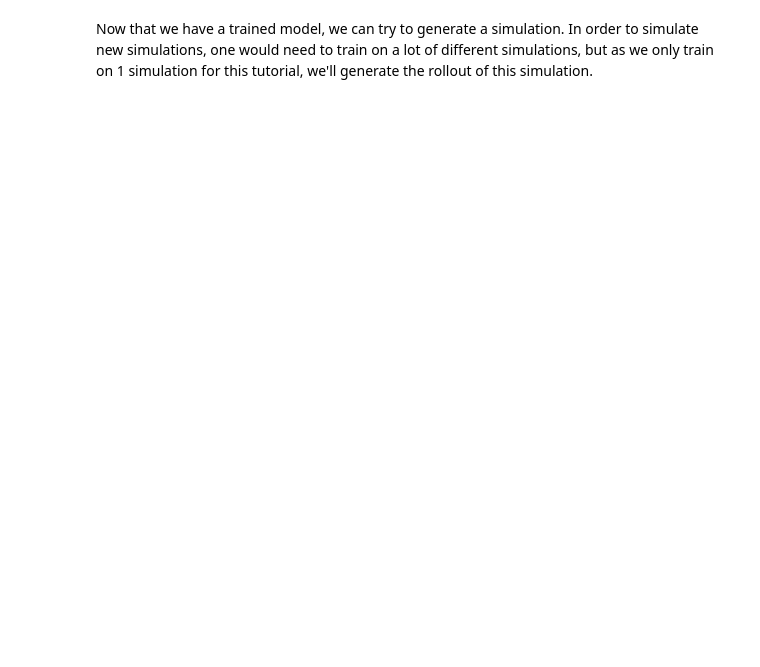
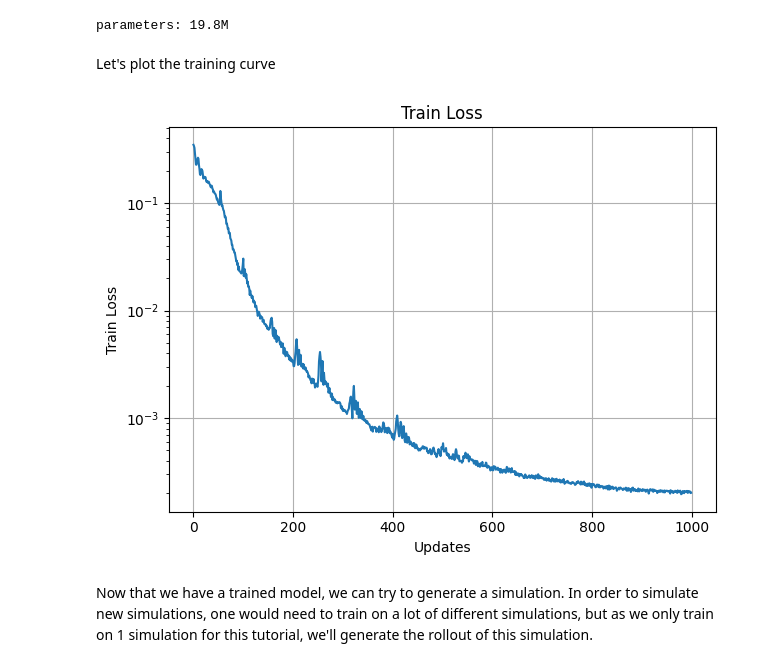
Before and after one commit to BenediktAlkin/upt-tutorial, a Jupyter notebook: 6_transient_flow_cfd.ipynb, the cells around one changed output. Cells and saved outputs as stored; diff of their text form; code cells hidden in the pictures; blank space fills up the shorter version.

```diff
--- a/6_transient_flow_cfd.ipynb
+++ b/6_transient_flow_cfd.ipynb
@@ -55,9 +45,10 @@ rollout_dataset = SimulationDataset(
 # %%
 # hyperparameters
-dim = 192  # ~6M parameter model
+dim = 192
 num_heads = 3
-epochs = 10
-batch_size = 256
+epochs = 1000
+# dataset for demo has only 19 samples
+batch_size = 16
 # %%
 from upt.models.upt import UPT
 from upt.models.approximator import Approximator
@@ -66,11 +57,12 @@ from upt.models.encoder_supernodes import EncoderSupernodes
 from upt.models.conditioner_timestep import ConditionerTimestep
 
 # initialize model
+conditioner = ConditionerTimestep(
+    dim=dim,
+    num_timesteps=train_dataset.num_timesteps,
+)
 model = UPT(
-    conditioner=ConditionerTimestep(
-        dim=dim,
-        num_timesteps=train_dataset.num_timesteps,
-    ),
+    conditioner=conditioner,
     encoder=EncoderSupernodes(
         # simulation has 3 inputs: 2D velocity + pressure
         input_dim=3,
@@ -94,6 +86,8 @@ model = UPT(
         perc_dim=dim,
         perc_num_heads=num_heads,
         num_latent_tokens=128,
+        # pass conditioner dim
+        cond_dim=conditioner.cond_dim,
     ),
     approximator=Approximator(
         # tell the approximator the dimension of the input (perc_dim or enc_dim of encoder)
@@ -103,6 +97,8 @@ model = UPT(
         num_heads=num_heads,
         # ViT-T has 12 blocks -> parameters are split evenly among encoder/approximator/decoder
         depth=4,
+        # pass conditioner dim
+        cond_dim=conditioner.cond_dim,
     ),
     decoder=DecoderPerceiver(
         # tell the decoder the dimension of the input (dim of approximator)
@@ -118,8 +114,12 @@ model = UPT(
         depth=4,
         # we assume num_outputs to be constant so we can simply reshape the dense result into a sparse tensor
         unbatch_mode="dense_to_sparse_unpadded",
+        # pass conditioner dim
+        cond_dim=conditioner.cond_dim,
     ),
 )
 model = model.to(device)
 print(f"parameters: {sum(p.numel() for p in model.parameters()) / 1e6:.1f}M")
+# %% [output]
+parameters: 19.8M
 # %%
@@ -150,10 +151,11 @@ lrs = torch.concat(
 update = 0
 pbar = tqdm(total=total_updates)
 pbar.update(0)
-pbar.set_description("train_loss: ?????")
+pbar.set_description("train_loss: ???????")
 train_losses = []
 for _ in range(epochs):
     # train for an epoch
+    model.train()
     for batch in train_dataloader:
         # schedule learning rate
         for param_group in optim.param_groups:
@@ -166,6 +168,7 @@ for _ in range(epochs):
             supernode_idxs=batch["supernode_idxs"].to(device),
             batch_idx=batch["batch_idx"].to(device),
             output_pos=batch["output_pos"].to(device),
+            timestep=batch["timestep"].to(device),
         )
         y = batch["output_feat"].to(device)
         loss = F.mse_loss(y_hat, y)
@@ -180,8 +183,6 @@ for _ in range(epochs):
         # status update
         update += 1
         pbar.update()
-        pbar.set_description(f"train_loss: {loss.item():.4f}")
+        pbar.set_description(f"train_loss: {loss.item():.6f}")
         train_losses.append(loss.item())
 pbar.close()
-# %% [markdown]
-Now that we have a trained model, we can try to generate a simulation. In order to simulate new simulations, one would need to train on a lot of different simulations, but as we only train on 1 simulation for this tutorial, we'll generate the rollout of this simulation.
@@ -268,0 +189,15 @@ y_hat = [y_hat[i].cpu() for i in range(len(y_hat))]
+# %% [markdown]
+Let's plot the training curve
+# %%
+plt.plot(range(len(train_losses)), train_losses)
+plt.xlabel("Updates")
+plt.ylabel("Train Loss")
+plt.title("Train Loss")
+plt.yscale("log")
+plt.grid(True)
+plt.tight_layout()
+plt.show()
+# %% [output]
+[figure, added]
+# %% [markdown]
+Now that we have a trained model, we can try to generate a simulation. In order to simulate new simulations, one would need to train on a lot of different simulations, but as we only train on 1 simulation for this tutorial, we'll generate the rollout of this simulation.
```
Also changed, not shown: parts of 19 cells of this notebook, 4 other files.
